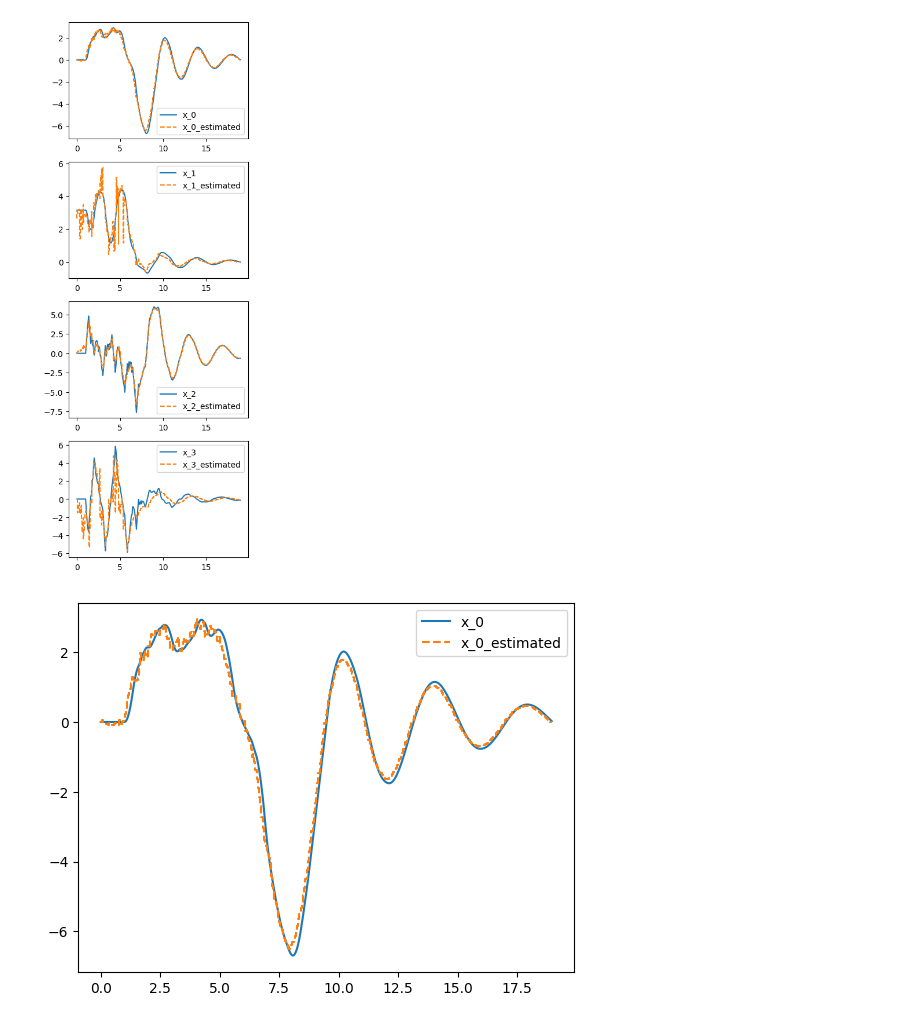
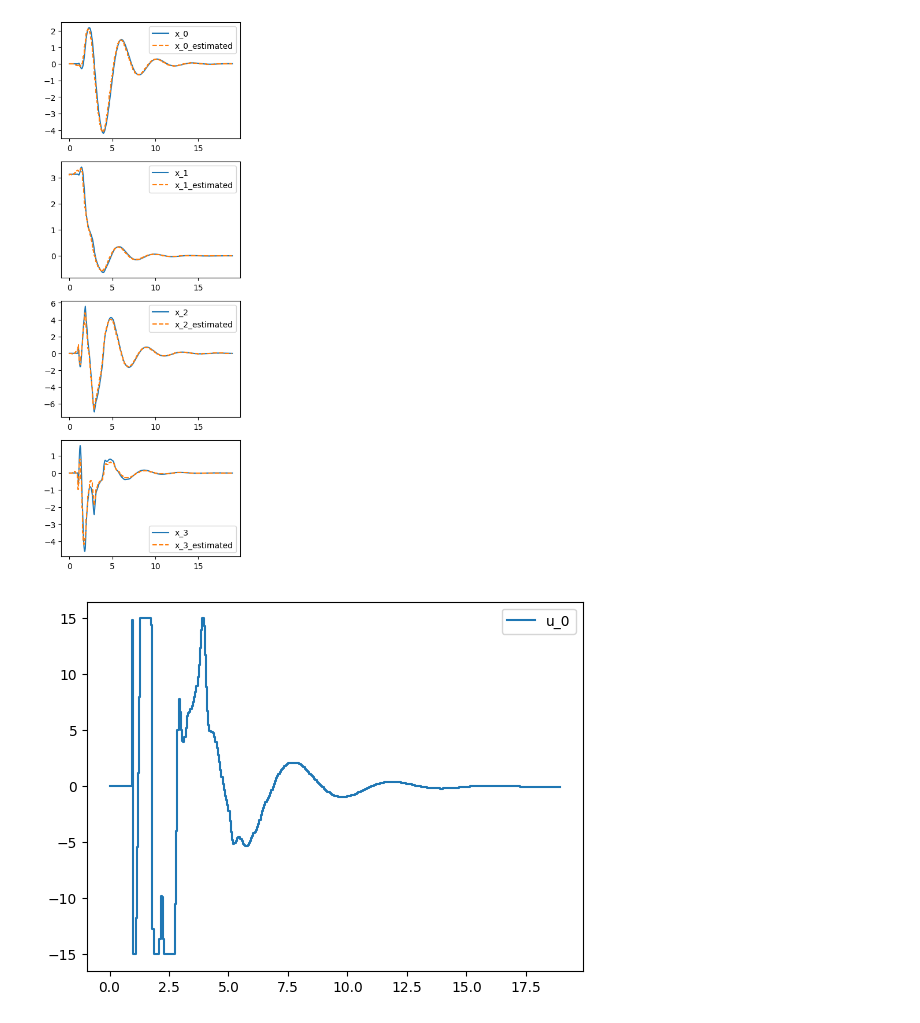
Before and after one commit to proxima-technology/casadi_mpc_nyuumon, a Jupyter notebook: src/chapter8_2.ipynb, the cells around one changed output. Drawn from its saved outputs; the diff is of its cells as text; code cells hidden in the pictures.

```diff
--- a/src/chapter8_2.ipynb
+++ b/src/chapter8_2.ipynb
@@ -128,7 +128,7 @@ def make_MPC_nlp():
         G.append(eq)
     J += compute_MPC_final_cost(X[-1])
 
-    option = {'print_time':False,'ipopt':{'max_iter':10,'print_level':0}}
+    option = {'print_time':False,'ipopt':{'max_iter':20,'print_level':0}}
     nlp = {"x":casadi.vertcat(*X,*U),"f":J,"g":casadi.vertcat(*G)}
     S = casadi.nlpsol("S_MPC","ipopt",nlp,option)
     return S
@@ -144,14 +144,14 @@ def make_MHE_nlp():
     G = []
 
     J = 0
-    J += compute_MHE_initial_cost(X[0],x_hat) * 0.1
+    J += compute_MHE_initial_cost(X[0],x_hat) * 0.01
     for k in range(N):
         y_hat = g(X[k])
         J += compute_MHE_stage_cost(Y[k],y_hat)
         eq = X[k+1] - RK4(x=X[k],u=U[k])["x_next"]
         G.append(eq)
 
-    option = {'print_time':False,'ipopt':{'max_iter':10,'print_level':0}}
+    option = {'print_time':False,'ipopt':{'max_iter':30,'print_level':0}}
     nlp = {"x":casadi.vertcat(*X,*U,*Y,x_hat),"f":J,"g":casadi.vertcat(*G)}
     S = casadi.nlpsol("S_MHE","ipopt",nlp,option)
     return S
@@ -250,7 +250,7 @@ for t in t_eval:
         x_est = x0[:nx]
         X_est.append(x_est)
         x_hat = x_est
-    u_current = casadi.DM([np.sin(t)])
+    u_current = casadi.DM([10*np.sin(2*np.pi*t)])
     x_current = I(x0=x_current,p=u_current)["xf"]
     y_current = h(x_current)
     X.append(x_current)
@@ -305,37 +305,36 @@ for t in t_eval:
     u_opt,x0_MPC = compute_optimal_control(S_MPC,x_current_est,x0_MPC)
     x_current = I(x0=x_current,p=u_opt)["xf"]
     y_current = h(x_current)
     X.append(x_current)
     Y.append(y_current)
     U.append(u_opt)
     # U.append(u_opt)
 
 X.pop()
 X = np.array(X).reshape(t_eval.size,nx)
 # X_est.pop()
 X_est = np.array(X_est).reshape(-1,nx)
 U = np.array(U).reshape(t_eval.size,nu)
 
 plt.figure(figsize=(4,12))
 
 for i in range(nx):
     plt.subplot(nx,1,i+1)
     plt.plot(t_eval[:-N],X[:-N,i],label=f"x_{i}")
     plt.step(t_eval[:-N],X_est[:,i],linestyle="--",label=f"x_{i}_estimated")
     plt.legend()
 
 plt.show()
 
 for i in range(nu):
     plt.subplot(nu,1,i+1)
-    plt.plot(t_eval[:-N],U[:-N,i],label=f"x_{i}")
-    plt.step(t_eval[:-N],X_est[:,i],linestyle="--",label=f"x_{i}_estimated")
+    plt.step(t_eval[:-N],U[:-N,i],label=f"u_{i}")
     plt.legend()
 
 plt.show()
 # %% [output]
-[figure, old version]
+[figure, new version]
-[figure, old version]
+[figure, new version]
 # %%
 fig = plt.figure(figsize=(12,6))
 ax = fig.add_subplot(111)
```
Also changed, not shown: parts of 3 cells of this notebook, 1 other file.
